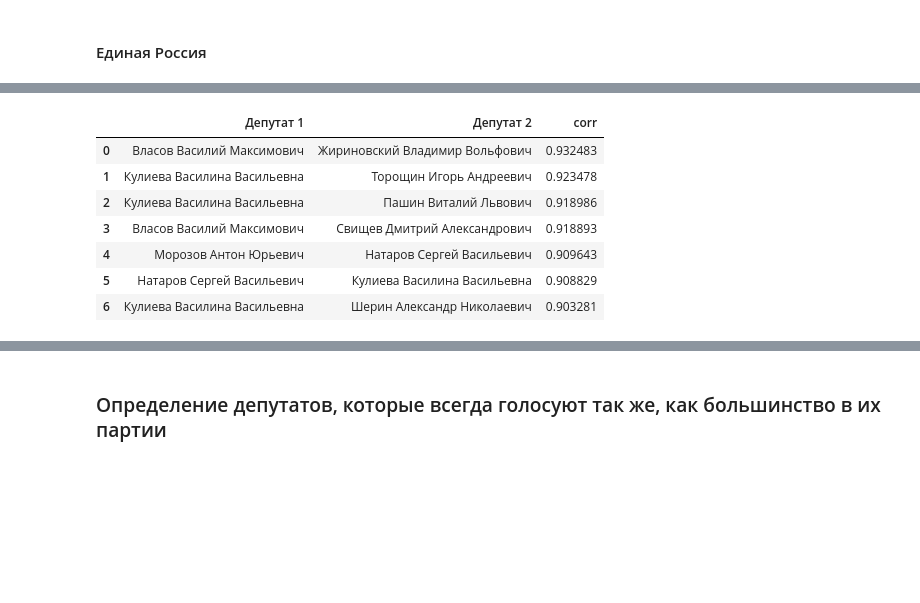
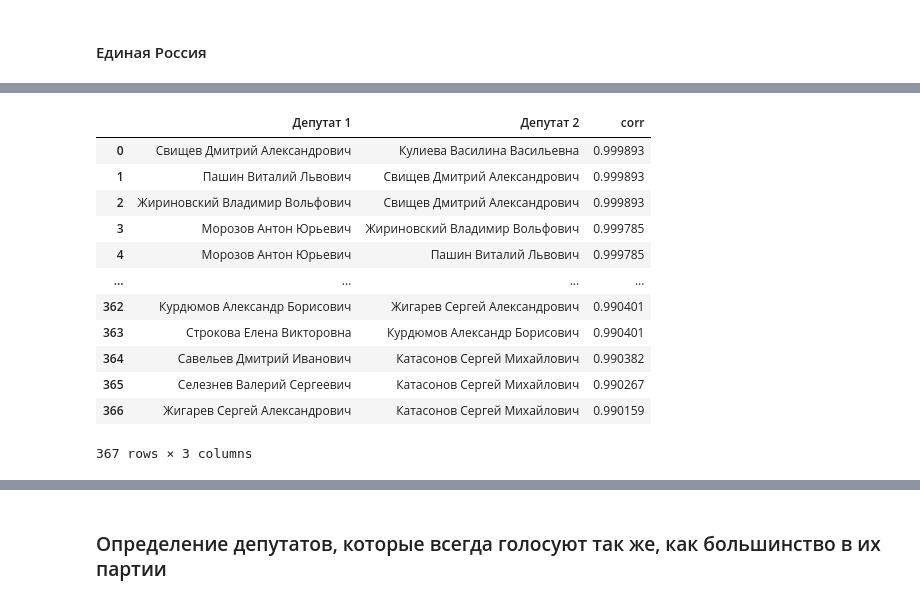
Before and after one commit to drheavy/GD_vote, a Jupyter notebook: GD_vote_results-Correlation.ipynb, the cells around one changed output, grey strips where cells are left out. Saved outputs shown, nothing was run; the diff lists cells and outputs as text; code cells hidden in the pictures; blank space fills up the shorter version.

```diff
--- a/GD_vote_results-Correlation.ipynb
+++ b/GD_vote_results-Correlation.ipynb
@@ -86,11 +82,11 @@ sns.heatmap(corr, mask=mask, annot=True, fmt='.2f')
 # %% [markdown]
 #### ЛДПР
 # %%
-df_LDPR = df_full.loc[:, dep_df_cr[dep_df_cr[0] == 'ЛДПР'].index]
-df_LDPR['LDPR_result'] = df_LDPR.apply(vote_result, axis='columns').map(lambda x: int(abs(x)/x) if x != 0 else 0)
+df['ЛДПР'] = df_full.loc[:, dep_df_cr[dep_df_cr == 'ЛДПР'].index]
 
-corr = df_LDPR.corr()
-mask = np.triu(np.ones_like(corr, dtype=bool))
-plt.figure(figsize=(15,10))
-sns.heatmap(corr, mask=mask, annot=True, fmt='.2f');
+df['ЛДПР']['party_result'] = df['ЛДПР'].apply(vote_result, axis='columns').map(lambda x: int(abs(x)/x) if x != 0 else 0)
+
+df['ЛДПР'].apply(votes_olny, axis='columns')
+
+corr_func(df['ЛДПР'], figsize=(17,12))
 # %% [output]
@@ -98,11 +94,11 @@ sns.heatmap(corr, mask=mask, annot=True, fmt='.2f');
 # %% [markdown]
 #### КПРФ
 # %%
-df_KPRF = df_full.loc[:, dep_df_cr[dep_df_cr[0] == 'КПРФ'].index]
-df_KPRF['KPRF_result'] = df_KPRF.apply(vote_result, axis='columns').map(lambda x: int(abs(x)/x) if x != 0 else 0)
+df['КПРФ'] = df_full.loc[:, dep_df_cr[dep_df_cr == 'КПРФ'].index]
 
-corr = df_KPRF.corr()
-mask = np.triu(np.ones_like(corr, dtype=bool))
-plt.figure(figsize=(20,20))
-sns.heatmap(corr, mask=mask, annot=True, fmt='.2f');
+df['КПРФ']['party_result'] = df['КПРФ'].apply(vote_result, axis='columns').map(lambda x: int(abs(x)/x) if x != 0 else 0)
+
+df['КПРФ'].apply(votes_olny, axis='columns')
+
+corr_func(df['КПРФ'], figsize=(20,15))
 # %% [output]
@@ -110,11 +106,11 @@ sns.heatmap(corr, mask=mask, annot=True, fmt='.2f');
 # %% [markdown]
 #### Единая Россия
 # %%
-df_ER = df_full.loc[:, dep_df_cr[dep_df_cr[0] == 'ЕР'].index]
-df_ER['ER_result'] = df_ER.apply(vote_result, axis='columns').map(lambda x: int(abs(x)/x) if x != 0 else 0)
+df['ЕР'] = df_full.loc[:, dep_df_cr[dep_df_cr == 'ЕР'].index]
 
-corr = df_ER.corr()
-mask = np.triu(np.ones_like(corr, dtype=bool))
-plt.figure(figsize=(20,20))
-sns.heatmap(corr, mask=mask, fmt='.2f')
+df['ЕР']['party_result'] = df['ЕР'].apply(vote_result, axis='columns').map(lambda x: int(abs(x)/x) if x != 0 else 0)
+
+df['ЕР'].apply(votes_olny, axis='columns')
+
+corr_func(df['ЕР'], annot=False, figsize=(70,80))
 # %% [output]
@@ -123,6 +118,6 @@ sns.heatmap(corr, mask=mask, fmt='.2f')
 # %%
 # Определение попарных корреляций выше заданного threshold
-def corr_feature_detect(data, threshold=0.8, feature_name='feature'):
+def corr_feature_detect(data, threshold=0.9, feature_name='feature'):
 
     feature1 = feature_name + ' 1'
     feature2 = feature_name + ' 2'
@@ -145,12 +143,17 @@ corr_feature_detect(data=df_SR, threshold=0.8, feature_name='Депутат')
 # %%
-corr_feature_detect(data=df_LDPR, threshold=0.9, feature_name='Депутат')
+corr_feature_detect(data=df['ЛДПР'].drop(columns=['party_result']), threshold=0.99, feature_name='Депутат')
 # %% [output]
 |  | Депутат 1 | Депутат 2 | corr |
-| 0 | Власов Василий Максимович | Жириновский Владимир Вольфович | 0.932483 |
-| 1 | Кулиева Василина Васильевна | Торощин Игорь Андреевич | 0.923478 |
-| 2 | Кулиева Василина Васильевна | Пашин Виталий Львович | 0.918986 |
-| 3 | Власов Василий Максимович | Свищев Дмитрий Александрович | 0.918893 |
-| 4 | Морозов Антон Юрьевич | Натаров Сергей Васильевич | 0.909643 |
-| 5 | Натаров Сергей Васильевич | Кулиева Василина Васильевна | 0.908829 |
-| 6 | Кулиева Василина Васильевна | Шерин Александр Николаевич | 0.903281 |
+| 0 | Свищев Дмитрий Александрович | Кулиева Василина Васильевна | 0.999893 |
+| 1 | Пашин Виталий Львович | Свищев Дмитрий Александрович | 0.999893 |
+| 2 | Жириновский Владимир Вольфович | Свищев Дмитрий Александрович | 0.999893 |
+| 3 | Морозов Антон Юрьевич | Жириновский Владимир Вольфович | 0.999785 |
+| 4 | Морозов Антон Юрьевич | Пашин Виталий Львович | 0.999785 |
+| ... | ... | ... | ... |
+| 362 | Курдюмов Александр Борисович | Жигарев Сергей Александрович | 0.990401 |
+| 363 | Строкова Елена Викторовна | Курдюмов Александр Борисович | 0.990401 |
+| 364 | Савельев Дмитрий Иванович | Катасонов Сергей Михайлович | 0.990382 |
+| 365 | Селезнев Валерий Сергеевич | Катасонов Сергей Михайлович | 0.990267 |
+| 366 | Жигарев Сергей Александрович | Катасонов Сергей Михайлович | 0.990159 |
+367 rows × 3 columns
 # %%
```
Also changed, not shown: parts of 38 cells of this notebook, 3 other files.
